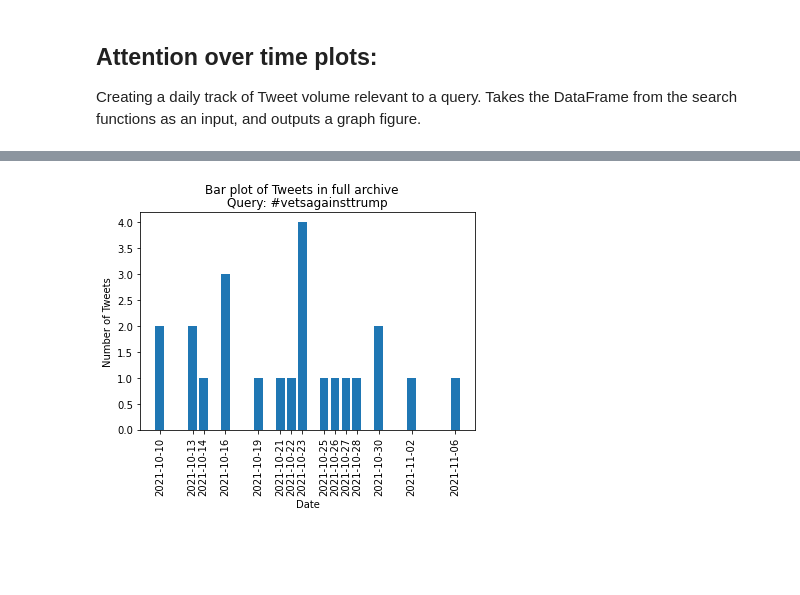
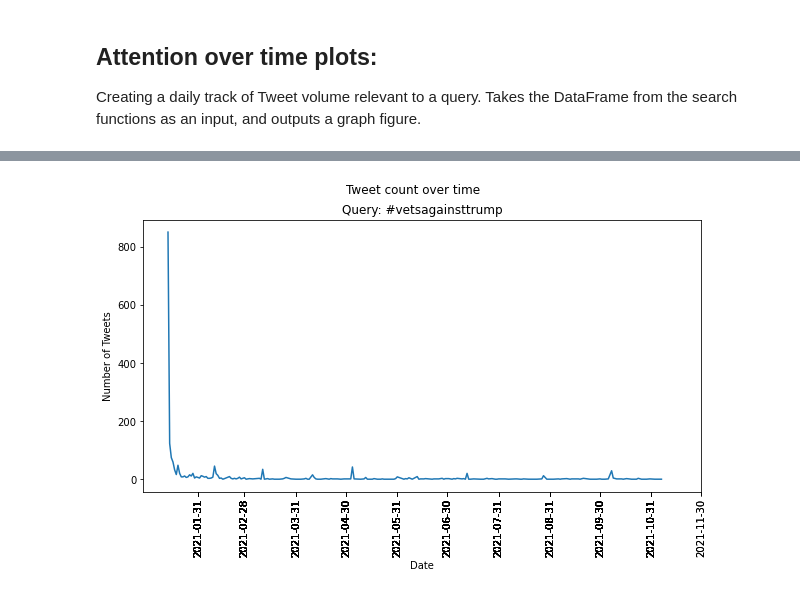
Before and after one commit to rethink-media/rethink-twitter, a Jupyter notebook: notebooks/exploration.ipynb, the cells around one changed output, grey strips where cells are left out. Saved outputs shown, nothing was run; the diff lists cells and outputs as text; code cells hidden in the pictures; blank space fills up the shorter version.

Commit message:
attention over time plot function

```diff
--- a/notebooks/exploration.ipynb
+++ b/notebooks/exploration.ipynb
@@ -629,13 +632,49 @@ daily_counts
 # %%
-# bar plot
-import matplotlib.pyplot as plt
+# plot function
+def attention_plots(df, query=None, xlabel="month", plot_type="line", figsize=(10,5)):
 
-plt.bar(daily_counts.index, daily_counts["text"])
-plt.xticks(daily_counts.index, rotation=90)
-plt.suptitle("Bar plot of Tweets in full archive", fontsize=12)
-plt.title(f"Query: #vetsagainsttrump")
-plt.xlabel("Date")
-plt.ylabel("Number of Tweets")
-plt.show()
+    # ensuring the correct parameters have been passed
+    assert plot_type in ("line", "bar"), "Please input 'line' or 'bar' into plot_type"
+    assert xlabel in ("day", "month", "year"), "Please input 'day', 'month', or 'year' into xlabel"
+
+    # converting dates to datetime, getting counts of tweets per day
+    import pandas as pd
+    df["created_at"] = pd.to_datetime(df["created_at"])
+    daily_counts = test.groupby(test["created_at"].dt.date).count()
+    dates = pd.to_datetime(daily_counts.index)
+
+    # creating figure for plot
+    import matplotlib.pyplot as plt
+    figure = plt.figure(figsize=figsize)
+
+    # line or bar graph, depending on input
+    if plot_type == "line":
+        plt.plot(daily_counts.index, daily_counts["text"])
+    else:
+        plt.bar(daily_counts.index, daily_counts["text"])
+
+    # setting x-axis ticks to be month, day, or year, depending on input
+    if xlabel == "month":
+        period = "M"
+    elif xlabel == "day":
+        period = "D"
+    elif xlabel == "year":
+        period = "Y"
+    plt.xticks(dates.to_period(period), rotation=90)
+
+    # setting plot title and subtitle (if query is passed)
+    plt.suptitle("Tweet count over time", fontsize=12)
+    if query:
+        plt.title(f"Query: {query}")
+    plt.xlabel("Date")
+    plt.ylabel("Number of Tweets")
+    plt.show()
+
+    return figure
-# %% [output]
-[figure, removed]
+# %%
+# testing attention_plots()
+import pandas as pd
+test = pd.read_csv('search_full.csv')
+test_fig = attention_plots(test, query="#vetsagainsttrump", plot_type="line", xlabel="month")
+# %% [output]
+[figure, added]
```
Also changed, not shown: parts of 6 cells of this notebook, 2 other files.
